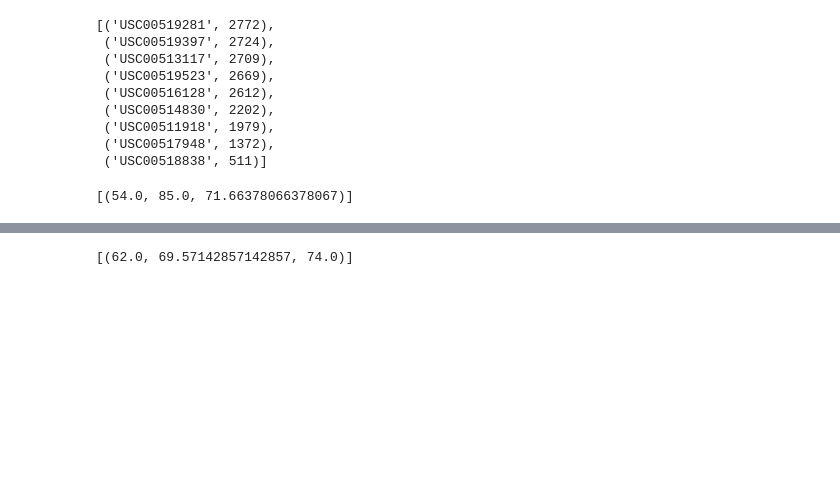
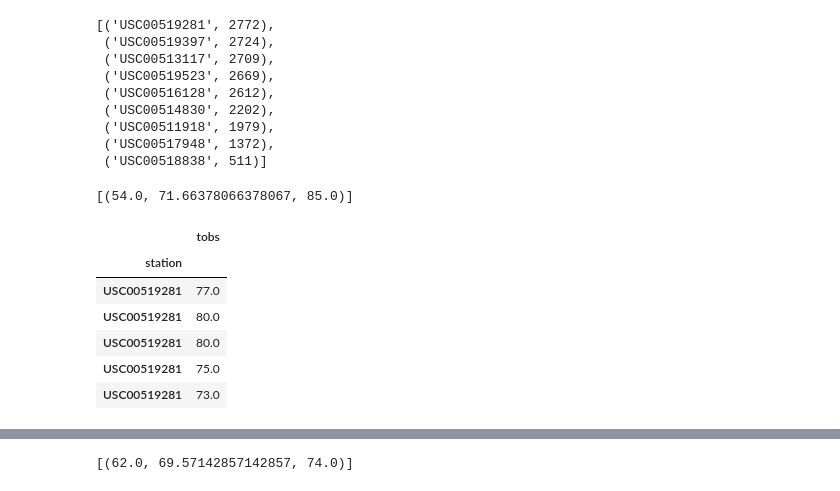
Before and after one commit to tduszyk/Hawaii-Weather, a Jupyter notebook: climate_starter.ipynb, the cells around one changed output, grey strips where cells are left out. Drawn from its saved outputs; the diff is of its cells as text; code cells hidden in the pictures; blank space fills up the shorter version.

```diff
--- a/climate_starter.ipynb
+++ b/climate_starter.ipynb
@@ -164,8 +181,25 @@ precipitation_df.head()
 # %%
 # Using the station id from the previous query, calculate the lowest temperature recorded,
 # highest temperature recorded, and average temperature most active station?
+best_station = s_results[0][0]
+session.query(func.min(Measurement.tobs), func.avg(Measurement.tobs), func.max(Measurement.tobs)).\
+                filter(Measurement.station == best_station).all()
 # %% [output]
-[(54.0, 85.0, 71.66378066378067)]
+[(54.0, 71.66378066378067, 85.0)]
 # %%
 # Choose the station with the highest number of temperature observations.
 # Query the last 12 months of temperature observation data for this station and plot the results as a histogram
+t_results = session.query(Measurement.station, Measurement.tobs).\
+                filter(Measurement.station == best_station).\
+                filter(Measurement.date >= last_twelve_months).all()
+tobs_df = pd.DataFrame(t_results)
+tobs_df.set_index('station', inplace=True)
+tobs_df.head()
+# %% [output]
+|  | tobs |
+| station |  |
+| USC00519281 | 77.0 |
+| USC00519281 | 80.0 |
+| USC00519281 | 80.0 |
+| USC00519281 | 75.0 |
+| USC00519281 | 73.0 |
```
Also changed, not shown: parts of 8 cells of this notebook, 1 other file.
